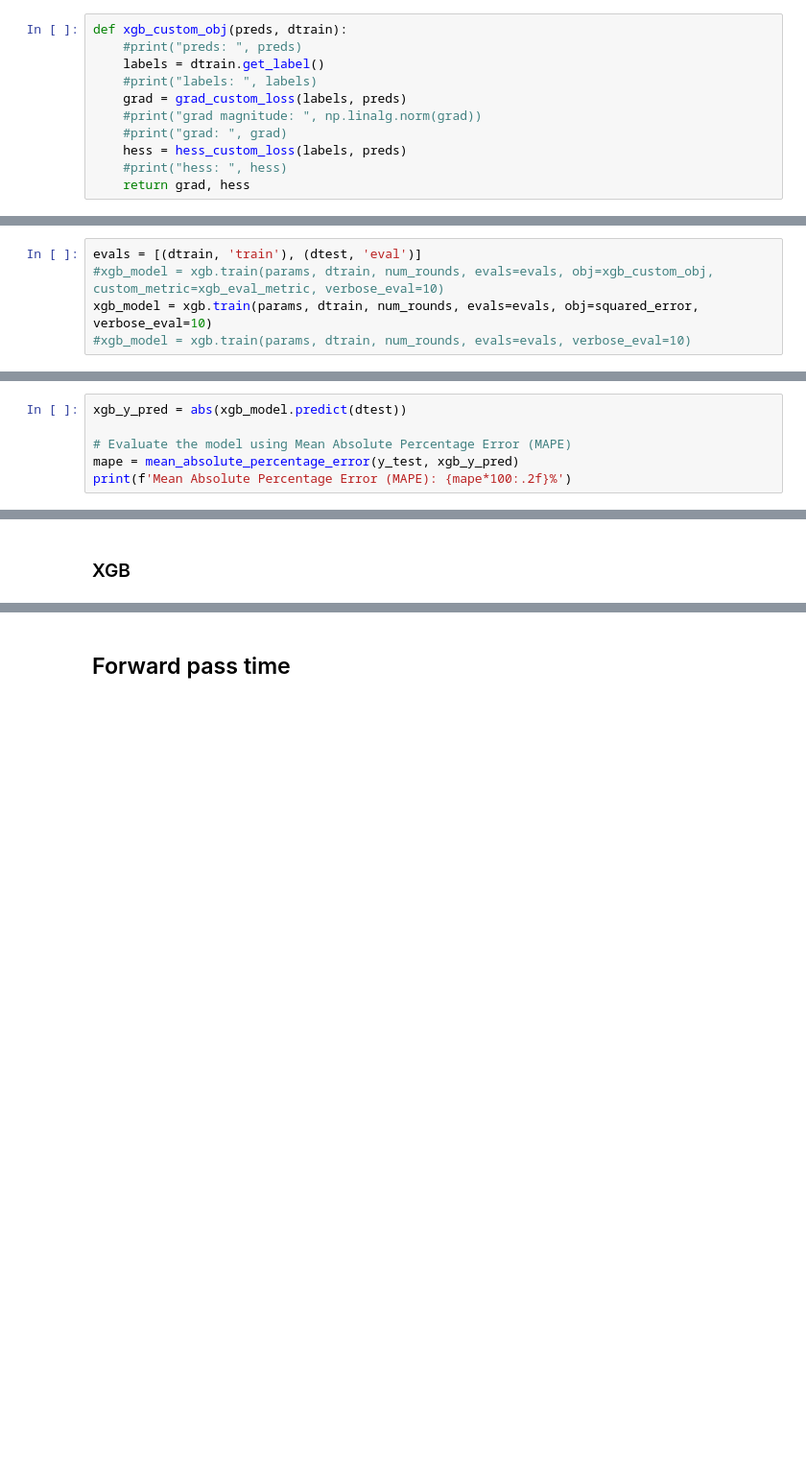
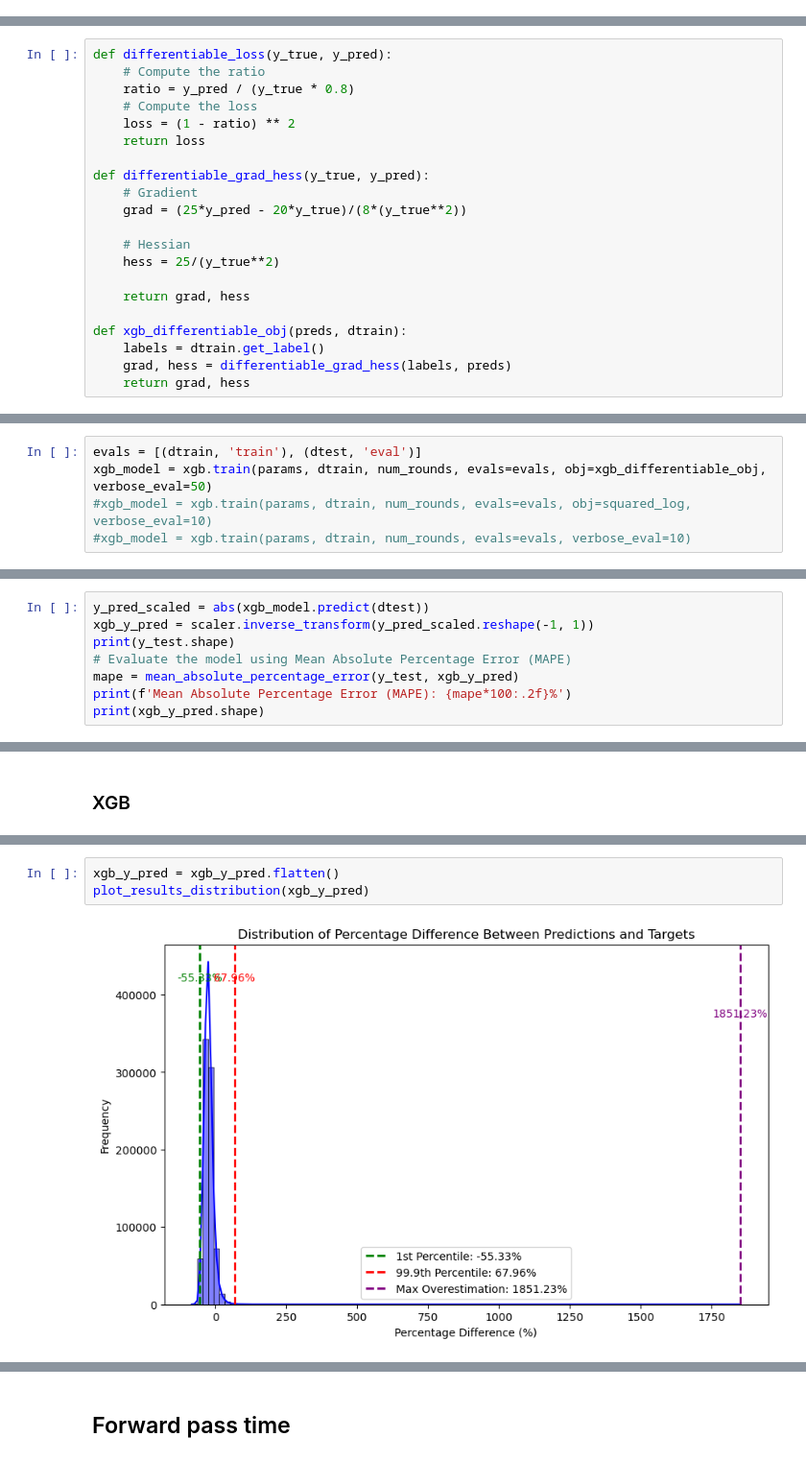
Before and after one commit to DawidJedraszczyk/e-Bimba, a Jupyter notebook: deep_learning/DL_pipeline.ipynb, the cells around one changed output, grey strips where cells are left out. Shown: that part at 96% size. Cells and saved outputs as stored; diff of their text form; blank space fills up the shorter version.

```diff
--- a/deep_learning/DL_pipeline.ipynb
+++ b/deep_learning/DL_pipeline.ipynb
@@ -154,12 +180 @@ def xgb_eval_metric(preds, dtrain):
     return metric_name, metric_value
-# %%
-def xgb_custom_obj(preds, dtrain):
-    #print("preds: ", preds)
-    labels = dtrain.get_label()
-    #print("labels: ", labels)
-    grad = grad_custom_loss(labels, preds)
-    #print("grad magnitude: ", np.linalg.norm(grad))
-    #print("grad: ", grad)
-    hess = hess_custom_loss(labels, preds)
-    #print("hess: ", hess)
-    return grad, hess
@@ -172,3 +304,24 @@ def squared_error(preds: np.ndarray, dtrain: xgb.DMatrix):
+# %%
+def differentiable_loss(y_true, y_pred):
+    # Compute the ratio
+    ratio = y_pred / (y_true * 0.8)
+    # Compute the loss
+    loss = (1 - ratio) ** 2
+    return loss
+
+def differentiable_grad_hess(y_true, y_pred):
+    # Gradient
+    grad = (25*y_pred - 20*y_true)/(8*(y_true**2))
+
+    # Hessian
+    hess = 25/(y_true**2)
+
+    return grad, hess
+
+def xgb_differentiable_obj(preds, dtrain):
+    labels = dtrain.get_label()
+    grad, hess = differentiable_grad_hess(labels, preds)
+    return grad, hess
 # %% [markdown]
 # Training
 # %% [markdown]
@@ -195,6 +365,6 @@ INFO:tensorflow:Assets written to: C:\Users\User\AppData\Local\Temp\tmpup1i0vls\
 # %%
 evals = [(dtrain, 'train'), (dtest, 'eval')]
-#xgb_model = xgb.train(params, dtrain, num_rounds, evals=evals, obj=xgb_custom_obj, custom_metric=xgb_eval_metric, verbose_eval=10)
-xgb_model = xgb.train(params, dtrain, num_rounds, evals=evals, obj=squared_error, verbose_eval=10)
+xgb_model = xgb.train(params, dtrain, num_rounds, evals=evals, obj=xgb_differentiable_obj, verbose_eval=50)
+#xgb_model = xgb.train(params, dtrain, num_rounds, evals=evals, obj=squared_log, verbose_eval=10)
 #xgb_model = xgb.train(params, dtrain, num_rounds, evals=evals, verbose_eval=10)
 # %% [output]
@@ -359,9 +544,11 @@ Mean Absolute Percentage Error (MAPE): 0.40%
 # %% [markdown]
 ### XGB
 # %%
-xgb_y_pred = abs(xgb_model.predict(dtest))
-
+y_pred_scaled = abs(xgb_model.predict(dtest))
+xgb_y_pred = scaler.inverse_transform(y_pred_scaled.reshape(-1, 1))
+print(y_test.shape)
 # Evaluate the model using Mean Absolute Percentage Error (MAPE)
 mape = mean_absolute_percentage_error(y_test, xgb_y_pred)
 print(f'Mean Absolute Percentage Error (MAPE): {mape*100:.2f}%')
+print(xgb_y_pred.shape)
 # %% [output]
@@ -416,0 +602,5 @@ Percentile for 0 on x-axis value: 100.00%
+# %%
+xgb_y_pred = xgb_y_pred.flatten()
+plot_results_distribution(xgb_y_pred)
+# %% [output]
+[figure, added]
```
Also changed, not shown: parts of 23 cells of this notebook, 2 other files.
